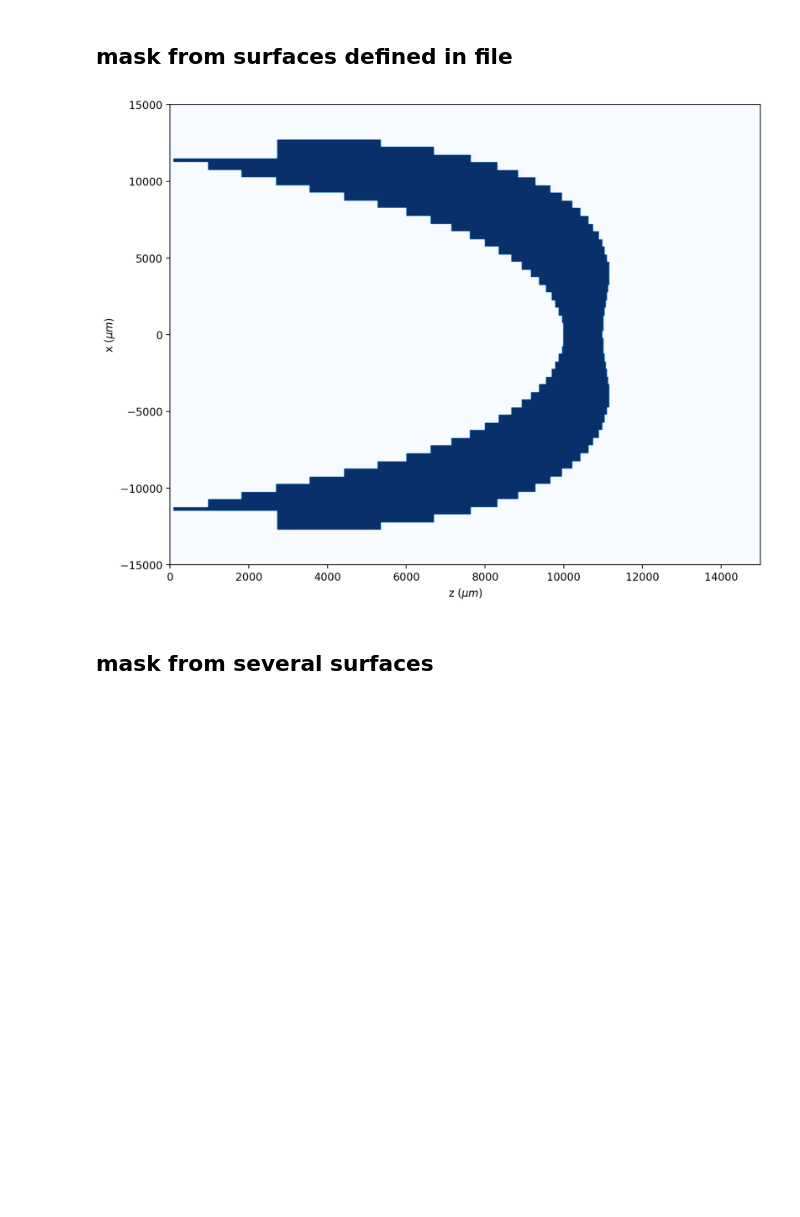
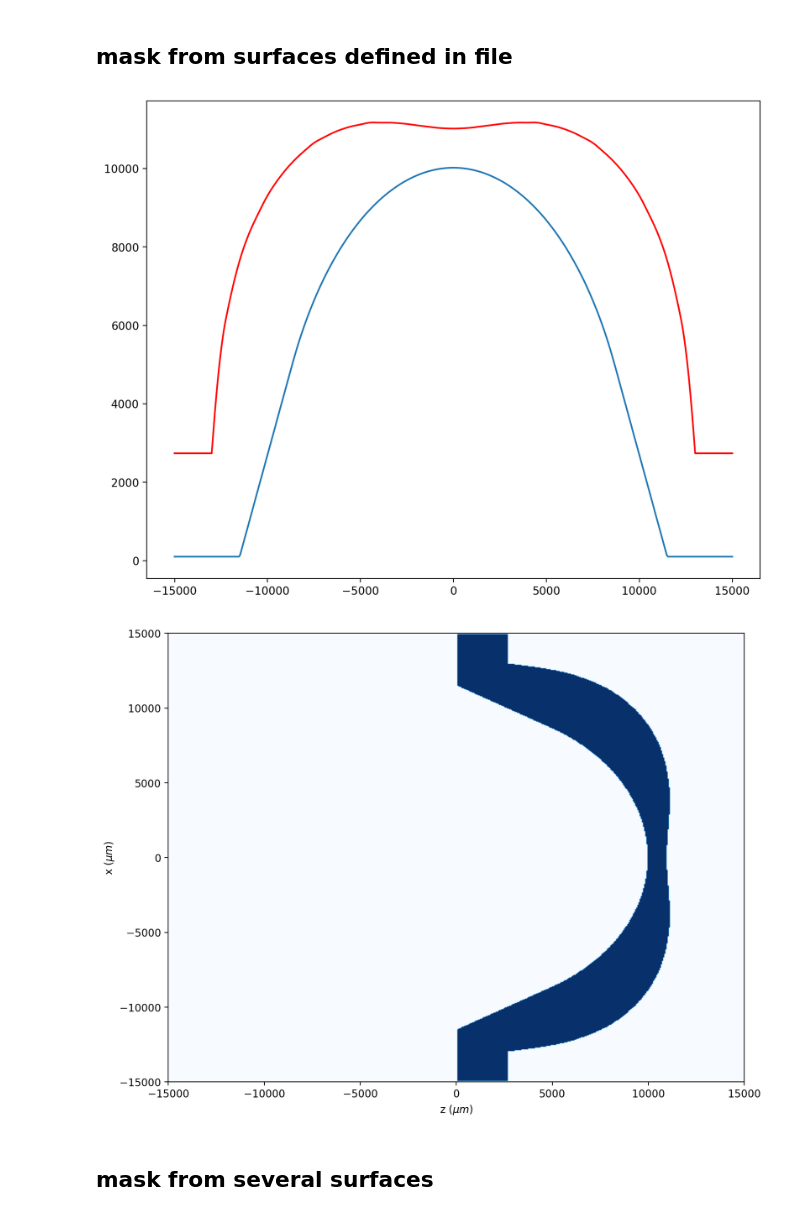
Before and after one commit to aocg-ucm/diffractio, a Jupyter notebook: docs/source/tutorial/scalar_XZ/masks_xz.ipynb, the cells around one changed output. Saved outputs shown, nothing was run; the diff lists cells and outputs as text; code cells hidden in the pictures; blank space fills up the shorter version.

```diff
--- a/docs/source/tutorial/scalar_XZ/masks_xz.ipynb
+++ b/docs/source/tutorial/scalar_XZ/masks_xz.ipynb
@@ -63,28 +63,30 @@ t1.draw_refraction_index();
 ## mask from surfaces defined in file
 # %%
 x = np.linspace(-15 * mm, 15 * mm, 512)
-z = np.linspace(0 * mm, 15 * mm, 512)
+z = np.linspace(-15 * mm, 15 * mm, 512)
 wavelength = 0.6328 * um
 
 t1 = Scalar_mask_XZ(x, z, wavelength)
 
 profile1 = loadtxt('profile1.txt')
 profile2 = loadtxt('profile2.txt')
+
 profile1[:, 1] = np.abs(profile1[:, 1])
 profile2[:, 1] = np.abs(profile2[:, 1])
 t1.mask_from_array(
     r0=(0 * um, 0 * um),
-    refraction_index=1.5,
-    array1=profile1 * 1000,  # pasar a micras
-    array2=profile2 * 1000,  # pasar a micras
+    refraction_index=2,
+    array1=profile2 * 1000,  # propasar a micras
+    array2=profile1 * 1000,  # pasar a micras
     x_sides=(-15 * mm, 15 * mm),
     angle=0 * degrees,
     v_globals={},
-    interp_kind='nearest')
+    interp_kind='quadratic', has_draw=True)
 
 t1.draw_refraction_index(draw_borders=False);
 # %% [output]
-[figure, old version]
+[figure, new version]
+[figure, added]
 # %% [markdown]
 ## mask from several surfaces
 # %%
```
Also changed, not shown: parts of 3 cells of this notebook, 22 other files.
